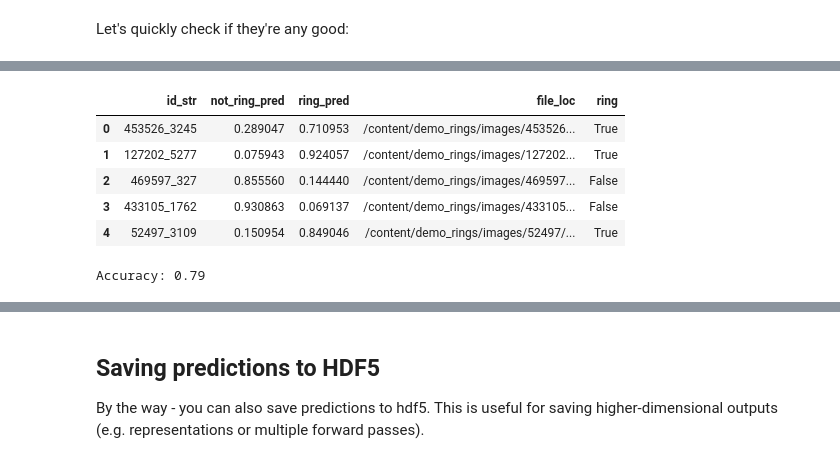
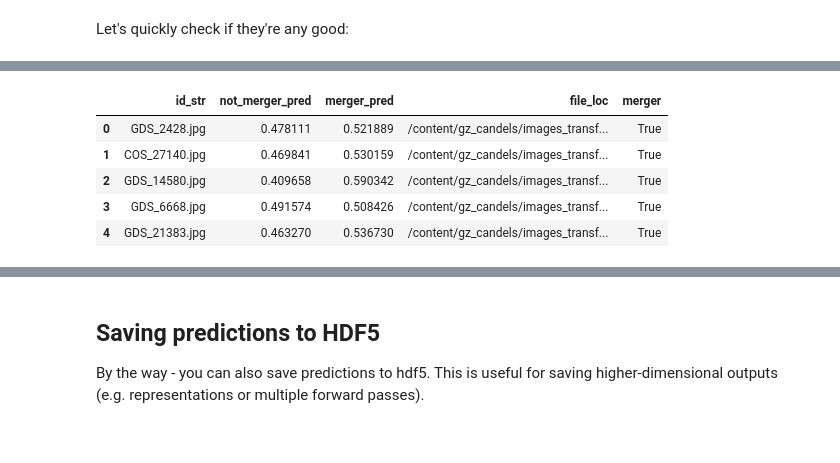
Before and after one commit to azh248/galaxy-mergers, a Jupyter notebook: zoobot_classifier.ipynb, the cells around one changed output, grey strips where cells are left out. Cells and saved outputs as stored; diff of their text form; code cells hidden in the pictures.

```diff
--- a/zoobot_classifier.ipynb
+++ b/zoobot_classifier.ipynb
@@ -67,10 +67,12 @@ Here I'm using galaxy-datasets to download some premade data - check it out for
 
 # galaxy-datasets is a dependency of Zoobot.
 # It has code handling downloading and loading data.
-from galaxy_datasets import gz_desi
+from galaxy_datasets import gz_candels
 
-data_dir = '/content/gz_desi'
+data_dir = '/content/gz_candels'
 
-train_catalog, _ = gz_desi(root=data_dir, download=True, train=True)
-test_catalog, _ = gz_desi(root=data_dir, download=True, train=False)
+train_catalog_raw, _ = gz_candels(root=data_dir, download=True, train=True)
+test_catalog_raw, _ = gz_candels(root=data_dir, download=True, train=False)
+train_catalog = pd.DataFrame()
+test_catalog = pd.DataFrame()
 # %% [output]
@@ -93,0 +161,15 @@ train_catalog.head()
+# %%
+# train_catalog['file_loc'] = train_catalog_raw['file_loc']
+# test_catalog['file_loc'] = test_catalog_raw['file_loc']
+train_catalog['id_str'] = train_catalog['filename']
+test_catalog['id_str'] = test_catalog['filename']
+# train_catalog['filename'] = train_catalog_raw['filename']
+# test_catalog['filename'] = test_catalog_raw['filename']
+
+train_catalog.head()
+test_catalog.head()
+
+# print(len(train_catalog_raw.index))
+# print(len(train_catalog_raw.columns))
+# print(len(train_catalog.index))
+# print(len(train_catalog.columns))
@@ -273,15 +387,10 @@ predictions.head()
 # %%
-
-predictions = pd.merge(predictions, test_catalog[['id_str', 'file_loc', 'ring']])
+predictions = pd.merge(predictions, test_catalog[['id_str', 'file_loc', 'merger']])
 predictions.head()
 # %% [output]
-|  | id_str | not_ring_pred | ring_pred | file_loc | ring |
-| 0 | 453526_3245 | 0.289047 | 0.710953 | /content/demo_rings/images/453526... | True |
-| 1 | 127202_5277 | 0.075943 | 0.924057 | /content/demo_rings/images/127202... | True |
-| 2 | 469597_327 | 0.855560 | 0.144440 | /content/demo_rings/images/469597... | False |
-| 3 | 433105_1762 | 0.930863 | 0.069137 | /content/demo_rings/images/433105... | False |
-| 4 | 52497_3109 | 0.150954 | 0.849046 | /content/demo_rings/images/52497/... | True |
+|  | id_str | not_merger_pred | merger_pred | file_loc | merger |
+| 0 | GDS_2428.jpg | 0.478111 | 0.521889 | /content/gz_candels/images_transf... | True |
+| 1 | COS_27140.jpg | 0.469841 | 0.530159 | /content/gz_candels/images_transf... | True |
+| 2 | GDS_14580.jpg | 0.409658 | 0.590342 | /content/gz_candels/images_transf... | True |
+| 3 | GDS_6668.jpg | 0.491574 | 0.508426 | /content/gz_candels/images_transf... | True |
+| 4 | GDS_21383.jpg | 0.463270 | 0.536730 | /content/gz_candels/images_transf... | True |
-# %%
-print('Accuracy:', np.mean(np.around(predictions['ring_pred']) == predictions['ring']))
-# %% [output]
-Accuracy: 0.79
```
Also changed, not shown: parts of 26 cells of this notebook.
